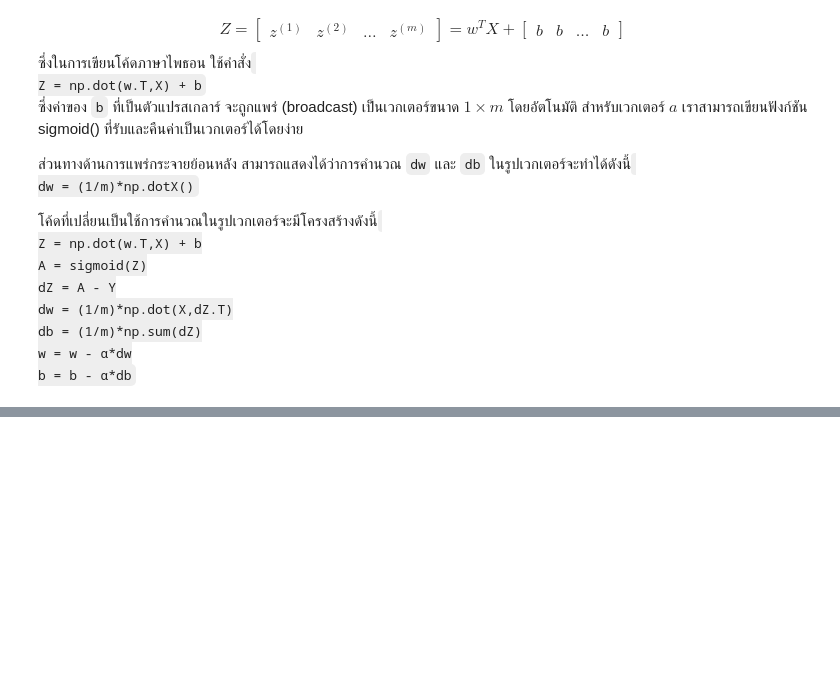
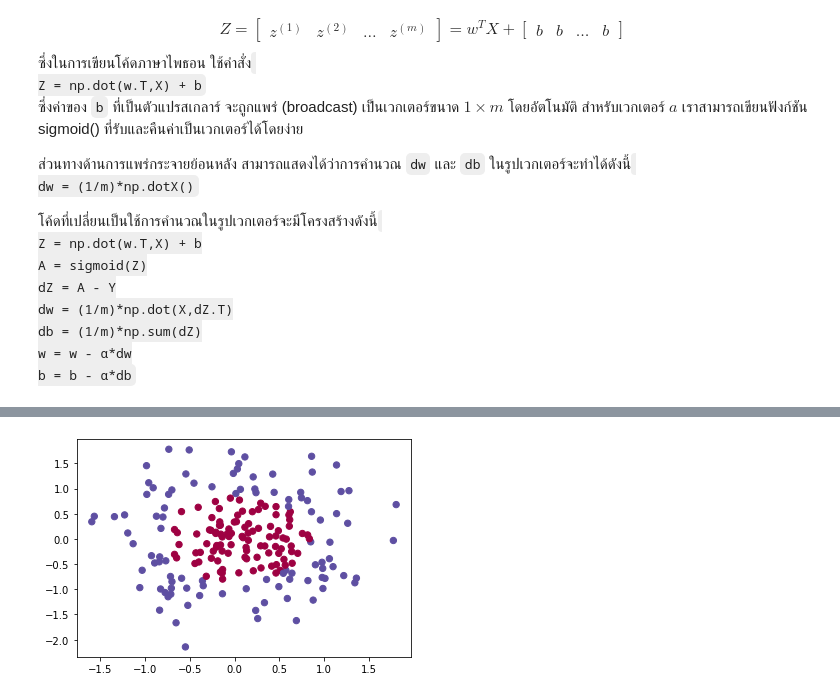
Before and after one commit to dewdotninja/books, a Jupyter notebook: th/anndl/chapter2.ipynb, the cells around one changed output, grey strips where cells are left out. Drawn from its saved outputs; the diff is of its cells as text; code cells hidden in the pictures; blank space fills up the shorter version.

```diff
--- a/th/anndl/chapter2.ipynb
+++ b/th/anndl/chapter2.ipynb
@@ -563,0 +912,10 @@ model() ที่รวมฟังก์ชันย่อยเข้าด้
+# %%
+N = 200
+gaussian_quantiles = sklearn.datasets.make_gaussian_quantiles(mean=None, cov=0.5,
+            n_samples=N, n_features=2, n_classes=2, shuffle=True, random_state=None)
+X, Y = gaussian_quantiles
+X, Y = X.T, Y.reshape(1, Y.shape[0])
+# Visualize the data
+plt.scatter(X[0, :], X[1, :], c=Y, s=40, cmap=plt.cm.Spectral);
+# %% [output]
+[figure, added]
```
Also changed, not shown: parts of 43 cells of this notebook.
